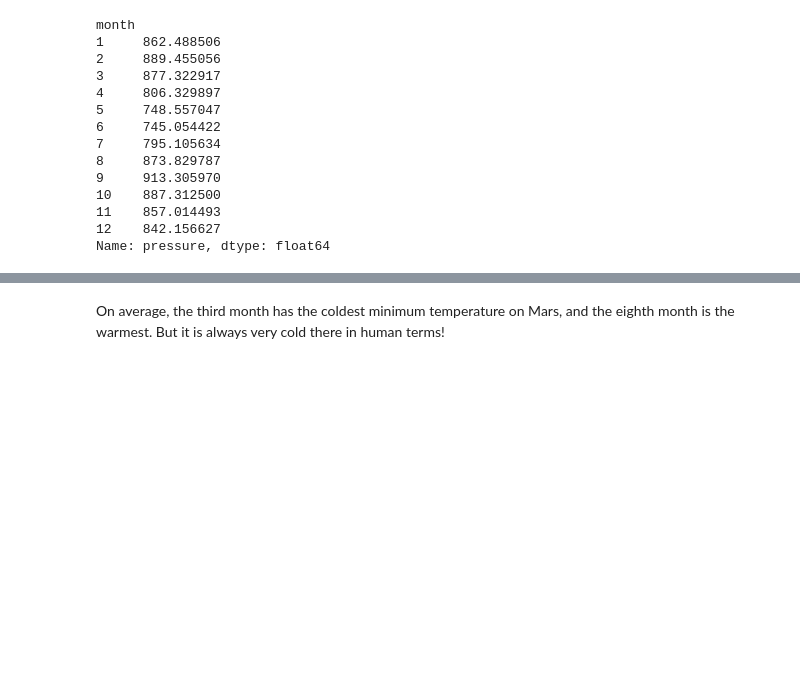
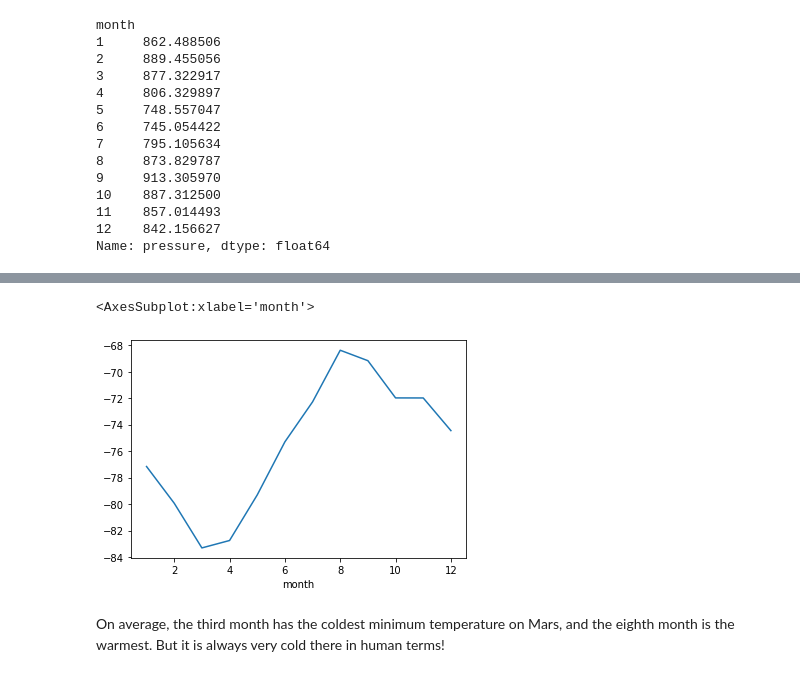
Before and after one commit to margomerritt/Mission-to-Mars, a Jupyter notebook: part_2_mars_weather.ipynb, the cells around one changed output, grey strips where cells are left out. Drawn from its saved outputs; the diff is of its cells as text; code cells hidden in the pictures; blank space fills up the shorter version.

```diff
--- a/part_2_mars_weather.ipynb
+++ b/part_2_mars_weather.ipynb
@@ -251,5 +252,9 @@ Text(0, 0.5, 'Atmospheric Pressure')
 # %%
 # 5. How many terrestrial (earth) days are there in a Martian year?
+min_temp_df.plot()
+# %% [output]
+<AxesSubplot:xlabel='month'>
+[figure, added]
 # %% [markdown]
 On average, the third month has the coldest minimum temperature on Mars, and the eighth month is the warmest. But it is always very cold there in human terms!
 # %% [markdown]
```
Also changed, not shown: parts of 3 cells of this notebook.
